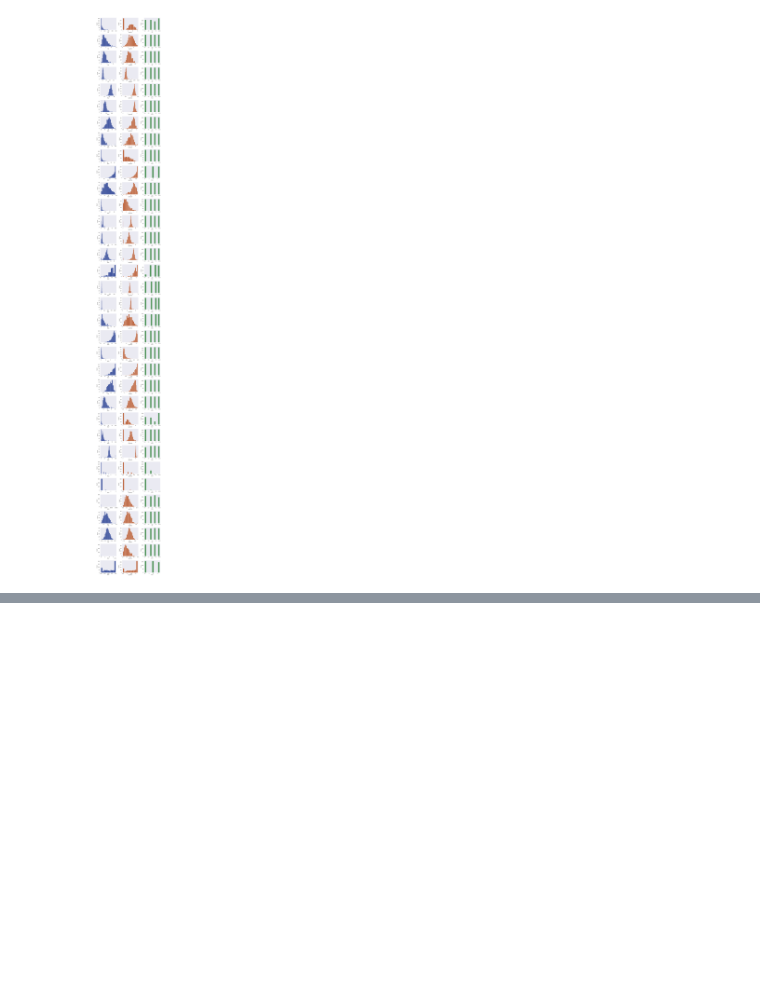
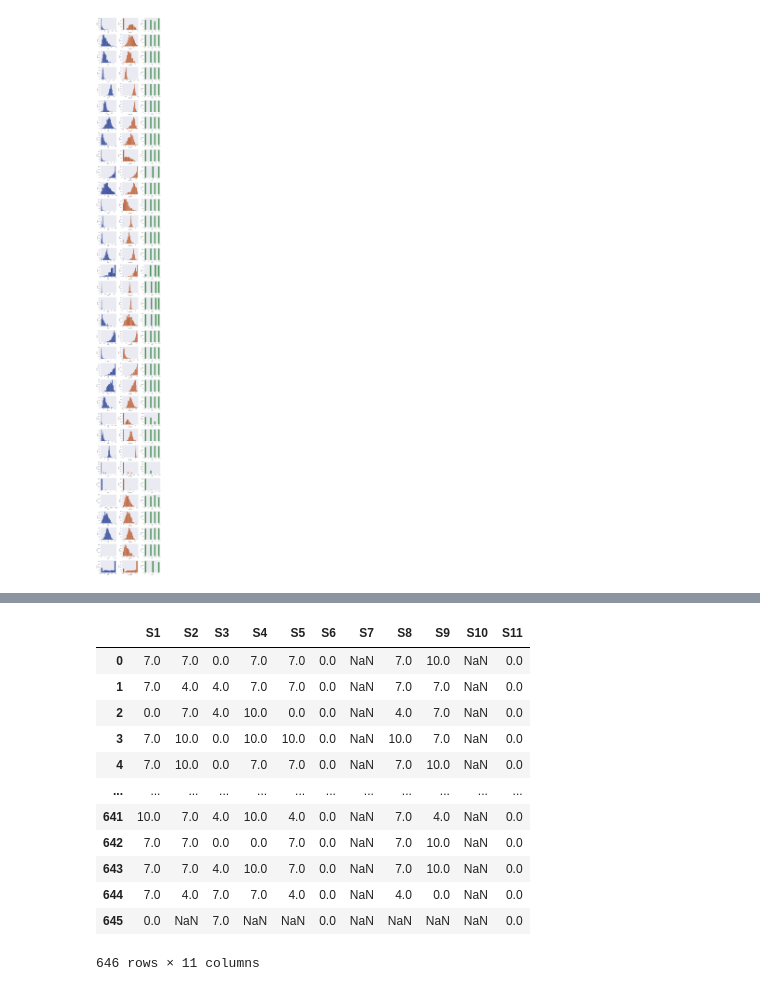
Before and after one commit to ricardormotta/food_and_nutrition_security_analysis, a Jupyter notebook: Untitled.ipynb, the cells around one changed output, grey strips where cells are left out. Saved outputs shown, nothing was run; the diff lists cells and outputs as text; code cells hidden in the pictures; blank space fills up the shorter version.

```diff
--- a/Untitled.ipynb
+++ b/Untitled.ipynb
@@ -435,0 +480,40 @@ indicadores = {
+# %%
+subdimensoes = {
+    'S1': ['I1', 'I2'],
+    'S2': ['I3', 'I4', 'I5'],
+    'S3': ['I6', 'I7', 'I8', 'I9'],
+    'S4': ['I10'],
+    'S5': ['I11', 'I12', 'I13'],
+    'S6': ['I14', 'I15'],
+    'S7': ['I16', 'I17'],
+    'S8': ['I18', 'I19', 'I20', 'I21', 'I22'],
+    'S9': ['I23', 'I24', 'I25'],
+    'S10': ['I26'],
+    'S11': ['I27'],
+}
+# %%
+notas = [0, 2.5, 5, 7.5, 10]
+notas_subdimensoes = [0, 4, 7, 10]
+for k,v in subdimensoes.items():
+    df.loc[:,k] = df[v].mean(axis=1)
+    for i in range(len(notas)-1):
+        df.loc[
+            (df[k]>=notas[i]) & (df[k]<notas[i+1]),
+            k
+        ] = notas_subdimensoes[i]
+# %%
+df[subdimensoes.keys()]
+# %% [output]
+|  | S1 | S2 | S3 | S4 | S5 | S6 | S7 | S8 | S9 | S10 | S11 |
+| 0 | 7.0 | 7.0 | 0.0 | 7.0 | 7.0 | 0.0 | NaN | 7.0 | 10.0 | NaN | 0.0 |
+| 1 | 7.0 | 4.0 | 4.0 | 7.0 | 7.0 | 0.0 | NaN | 7.0 | 7.0 | NaN | 0.0 |
+| 2 | 0.0 | 7.0 | 4.0 | 10.0 | 0.0 | 0.0 | NaN | 4.0 | 7.0 | NaN | 0.0 |
+| 3 | 7.0 | 10.0 | 0.0 | 10.0 | 10.0 | 0.0 | NaN | 10.0 | 7.0 | NaN | 0.0 |
+| 4 | 7.0 | 10.0 | 0.0 | 7.0 | 7.0 | 0.0 | NaN | 7.0 | 10.0 | NaN | 0.0 |
+| ... | ... | ... | ... | ... | ... | ... | ... | ... | ... | ... | ... |
+| 641 | 10.0 | 7.0 | 4.0 | 10.0 | 4.0 | 0.0 | NaN | 7.0 | 4.0 | NaN | 0.0 |
+| 642 | 7.0 | 7.0 | 0.0 | 0.0 | 7.0 | 0.0 | NaN | 7.0 | 10.0 | NaN | 0.0 |
+| 643 | 7.0 | 7.0 | 4.0 | 10.0 | 7.0 | 0.0 | NaN | 7.0 | 10.0 | NaN | 0.0 |
+| 644 | 7.0 | 4.0 | 7.0 | 7.0 | 4.0 | 0.0 | NaN | 4.0 | 0.0 | NaN | 0.0 |
+| 645 | 0.0 | NaN | 7.0 | NaN | NaN | 0.0 | NaN | NaN | NaN | NaN | 0.0 |
+646 rows × 11 columns
```
Also changed, not shown: parts of 6 cells of this notebook.
